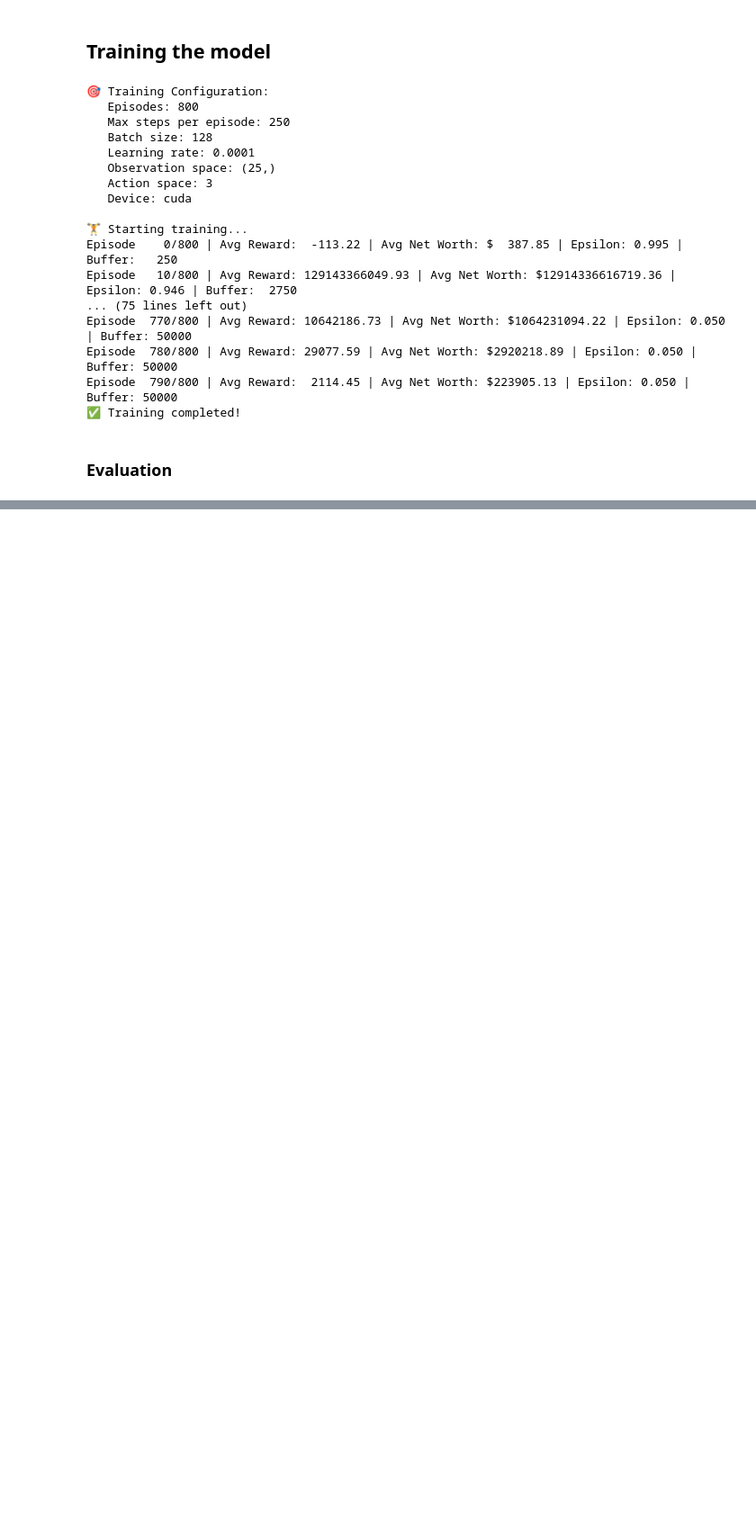
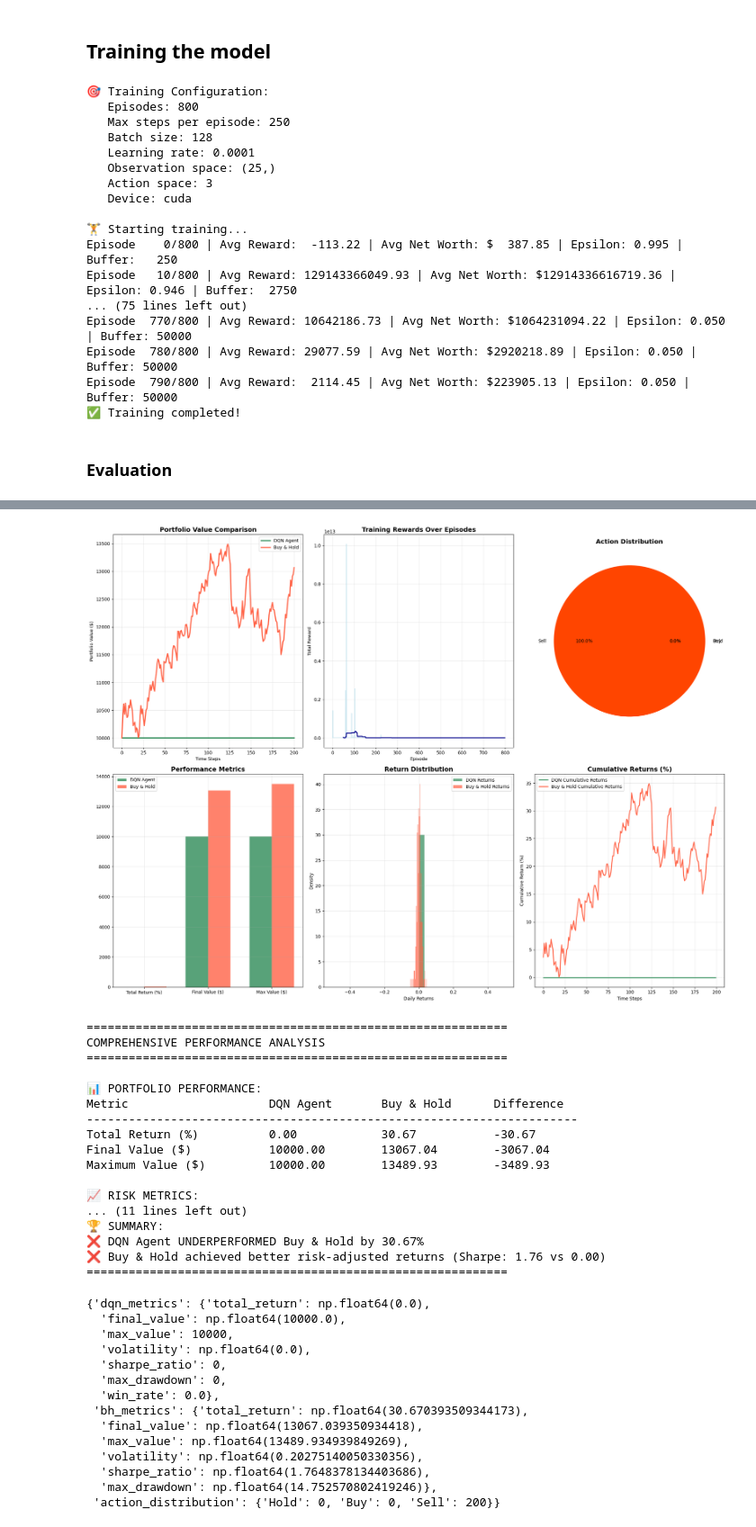
Before and after one commit to gaixen/RebalanceAI_-241027-, a Jupyter notebook: notebooka6716da0ab_(1).ipynb, the cells around one changed output, grey strips where cells are left out. Shown: that part at 90% size. Saved outputs shown, nothing was run; the diff lists cells and outputs as text; code cells hidden in the pictures; blank space fills up the shorter version.

Commit message:
plots included

```diff
--- a/notebooka6716da0ab_(1).ipynb
+++ b/notebooka6716da0ab_(1).ipynb
@@ -606,11 +608,9 @@ Episode  790/800 | Avg Reward:  2114.45 | Avg Net Worth: $223905.13 | Epsilon: 0
 ### Evaluation
 # %%
 def evaluate_model(policy_net, test_symbols, start_date, end_date):
-    """Evaluate the model on test data"""
-    print("🧪 Evaluating model on test data...")
-
     # Fetch test data
     test_df = fetch_data(test_symbols, start_date, end_date)
+    test_df = melt_stock_data(test_df)
     test_df = add_indicators(test_df)
 
     # Create test environment
@@ -836,0 +857,35 @@ def calculate_max_drawdown(values):
+# %%
+plot_comprehensive_results(dqn_values, buy_hold_values, training_rewards, actions)
+# %% [output]
+[figure, added]
+============================================================
+COMPREHENSIVE PERFORMANCE ANALYSIS
+============================================================
+
+📊 PORTFOLIO PERFORMANCE:
+Metric                    DQN Agent       Buy & Hold      Difference
+----------------------------------------------------------------------
+Total Return (%)          0.00            30.67           -30.67
+Final Value ($)           10000.00        13067.04        -3067.04
+Maximum Value ($)         10000.00        13489.93        -3489.93
+
+📈 RISK METRICS:
+... (11 lines left out)
+🏆 SUMMARY:
+❌ DQN Agent UNDERPERFORMED Buy & Hold by 30.67%
+❌ Buy & Hold achieved better risk-adjusted returns (Sharpe: 1.76 vs 0.00)
+============================================================
+{'dqn_metrics': {'total_return': np.float64(0.0),
+  'final_value': np.float64(10000.0),
+  'max_value': 10000,
+  'volatility': np.float64(0.0),
+  'sharpe_ratio': 0,
+  'max_drawdown': 0,
+  'win_rate': 0.0},
+ 'bh_metrics': {'total_return': np.float64(30.670393509344173),
+  'final_value': np.float64(13067.039350934418),
+  'max_value': np.float64(13489.934939849269),
+  'volatility': np.float64(0.20275140050330356),
+  'sharpe_ratio': np.float64(1.7648378134403686),
+  'max_drawdown': np.float64(14.752570802419246)},
+ 'action_distribution': {'Hold': 0, 'Buy': 0, 'Sell': 200}}
```
Also changed, not shown: parts of 3 cells of this notebook.
